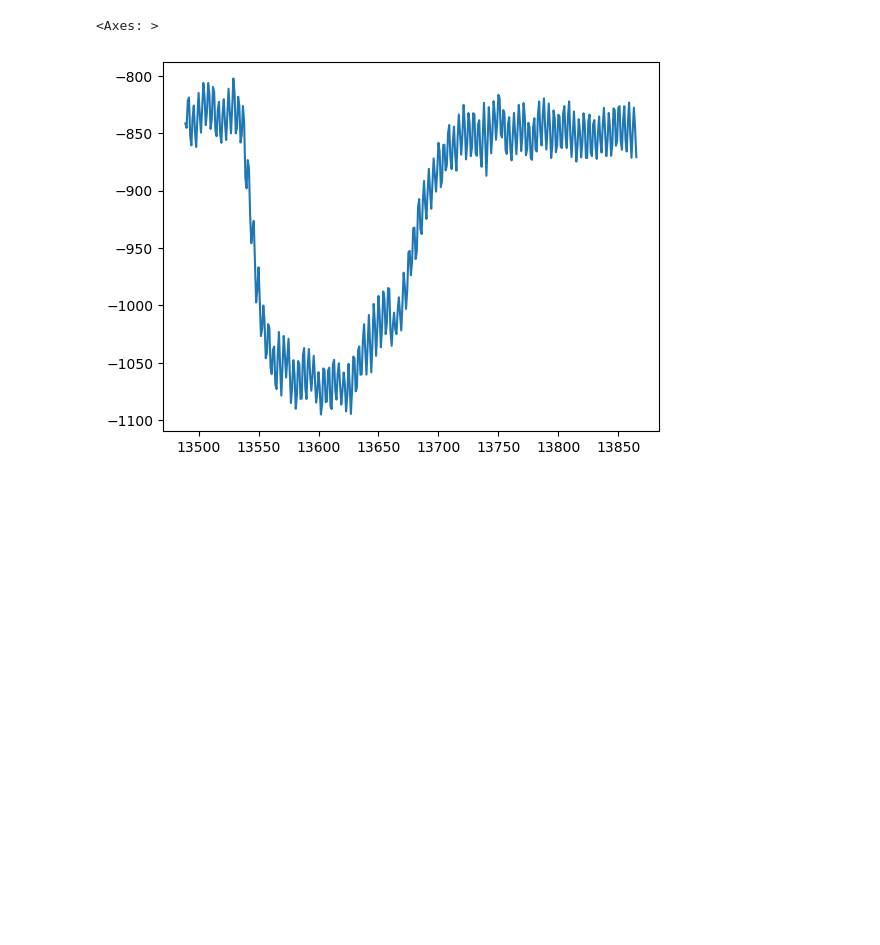
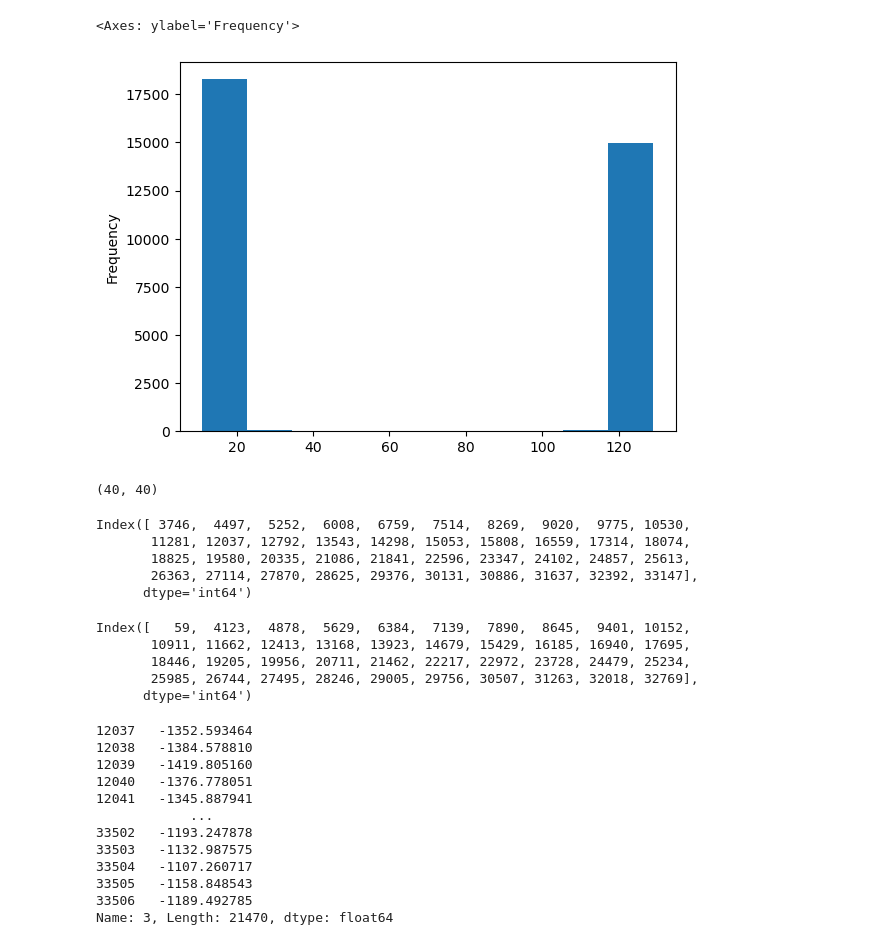
Before and after one commit to anmarkova2223/commander-blink, a Jupyter notebook: ana-data_processing.ipynb, the cells around one changed output. Drawn from its saved outputs; the diff is of its cells as text; code cells hidden in the pictures; blank space fills up the shorter version.

```diff
--- a/ana-data_processing.ipynb
+++ b/ana-data_processing.ipynb
@@ -69,0 +62,3 @@ onset_idx, offset_idx
+# %%
+df2['onset'] = (df2[9].shift(1) < 30) & (df2[9] >= 30)
+df2['offset'] = (df2[9].shift(-1) < 30) & (df2[9] >= 30)
@@ -70,5 +75,40 @@ onset_idx, offset_idx
+# %%
+df2[9].plot(kind='hist')
+# %% [output]
+<Axes: ylabel='Frequency'>
+[figure, added]
+# %%
+len(df2[df2['onset'] == True].index), len(df2[df2['offset'] == True].index),
+# %% [output]
+(40, 40)
+# %%
+df2[df2['onset'] == True].index
+# %% [output]
+Index([ 3746,  4497,  5252,  6008,  6759,  7514,  8269,  9020,  9775, 10530,
+       11281, 12037, 12792, 13543, 14298, 15053, 15808, 16559, 17314, 18074,
+       18825, 19580, 20335, 21086, 21841, 22596, 23347, 24102, 24857, 25613,
+       26363, 27114, 27870, 28625, 29376, 30131, 30886, 31637, 32392, 33147],
+      dtype='int64')
+# %%
+df2[df2['offset'] == True].index
+# %% [output]
+Index([   59,  4123,  4878,  5629,  6384,  7139,  7890,  8645,  9401, 10152,
+       10911, 11662, 12413, 13168, 13923, 14679, 15429, 16185, 16940, 17695,
+       18446, 19205, 19956, 20711, 21462, 22217, 22972, 23728, 24479, 25234,
+       25985, 26744, 27495, 28246, 29005, 29756, 30507, 31263, 32018, 32769],
+      dtype='int64')
 # %%
-df[3].iloc[onset_idx:offset_idx].plot(kind='line')
+df2[3].iloc[onset_idx:]:offset_idx]#.plot(kind='line')
 # %% [output]
-<Axes: >
+12037   -1352.593464
+12038   -1384.578810
+12039   -1419.805160
+12040   -1376.778051
+12041   -1345.887941
+            ...
+33502   -1193.247878
+33503   -1132.987575
+33504   -1107.260717
+33505   -1158.848543
+33506   -1189.492785
+Name: 3, Length: 21470, dtype: float64
-[figure, removed]
```
Also changed, not shown: parts of 15 cells of this notebook, 13 other files.
